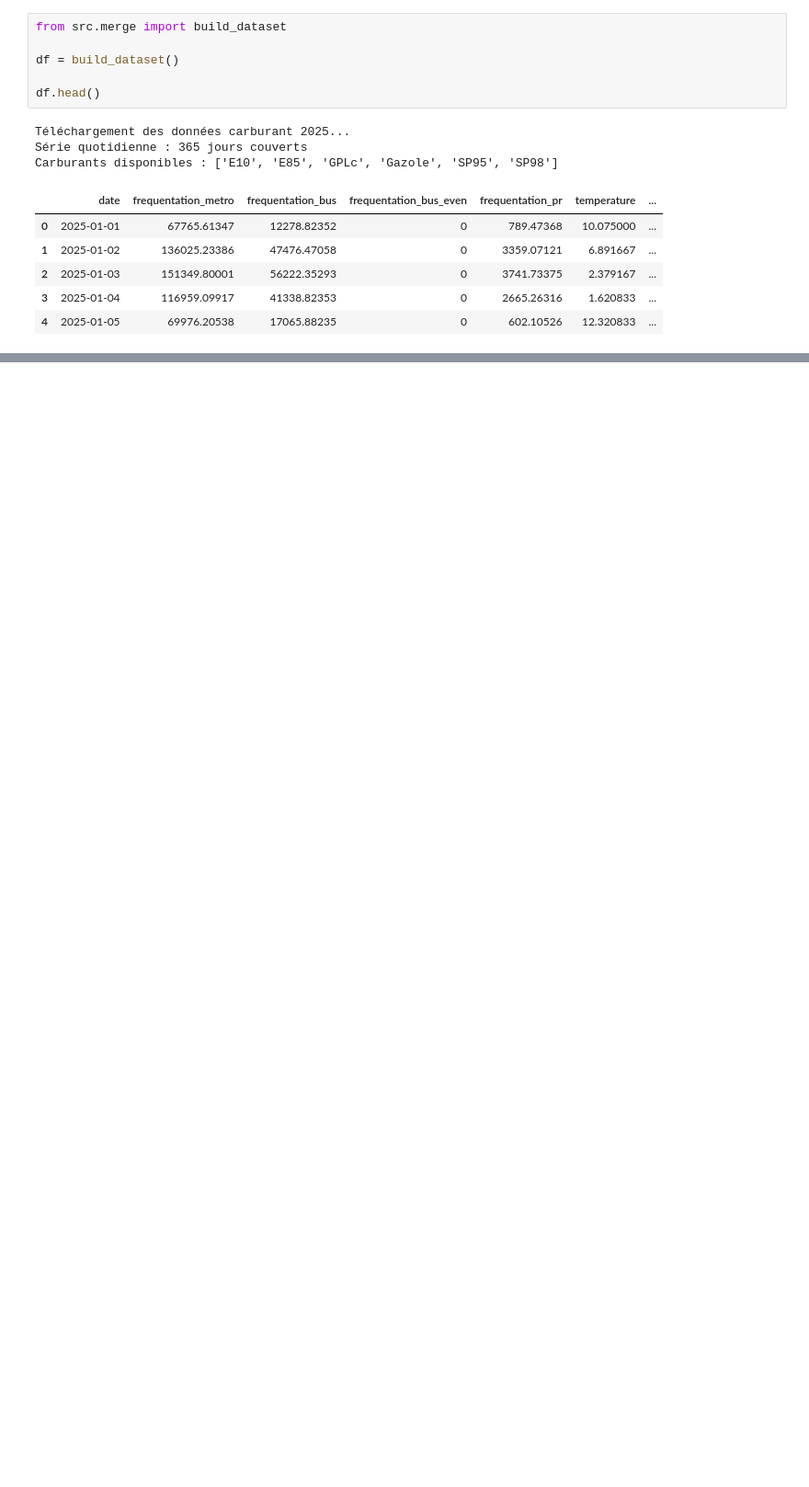
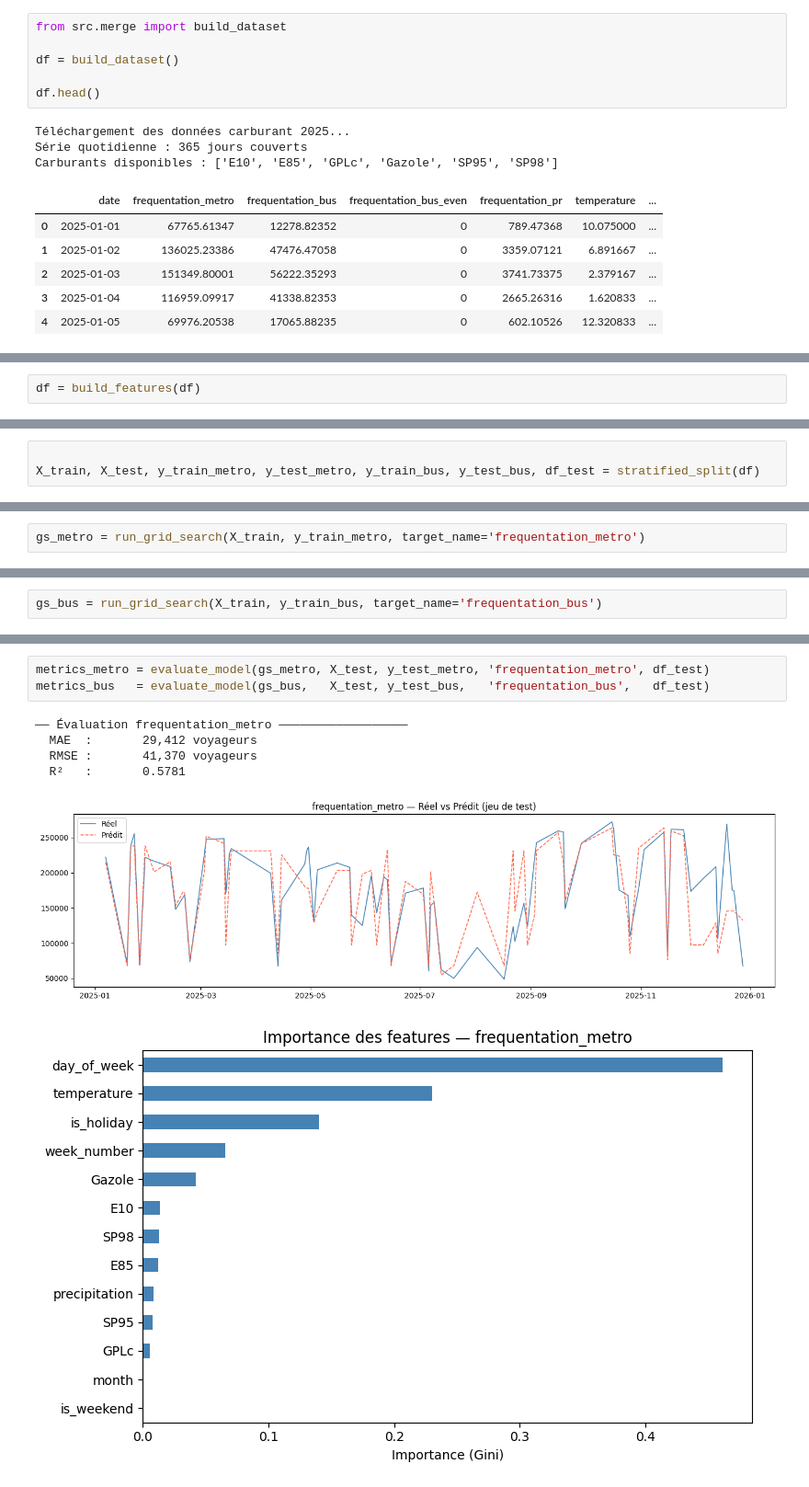
Before and after one commit to louisepech/projet_pds, a Jupyter notebook: code_principal.ipynb, the cells around one changed output, grey strips where cells are left out. Shown at 92% size. Cells and saved outputs as stored; diff of their text form; blank space fills up the shorter version.

```diff
--- a/code_principal.ipynb
+++ b/code_principal.ipynb
@@ -46,0 +170,2 @@ dtype: int64
+# %%
+df = build_features(df)
@@ -46,0 +186,3 @@ dtype: int64
+# %%
+
+X_train, X_test, y_train_metro, y_test_metro, y_train_bus, y_test_bus, df_test = stratified_split(df)
@@ -46,0 +196,2 @@ dtype: int64
+# %%
+gs_metro = run_grid_search(X_train, y_train_metro, target_name='frequentation_metro')
@@ -46,0 +205,2 @@ dtype: int64
+# %%
+gs_bus = run_grid_search(X_train, y_train_bus, target_name='frequentation_bus')
@@ -46,0 +216,10 @@ dtype: int64
+# %%
+metrics_metro = evaluate_model(gs_metro, X_test, y_test_metro, 'frequentation_metro', df_test)
+metrics_bus   = evaluate_model(gs_bus,   X_test, y_test_bus,   'frequentation_bus',   df_test)
+# %% [output]
+── Évaluation frequentation_metro ──────────────────
+  MAE  :       29,412 voyageurs
+  RMSE :       41,370 voyageurs
+  R²   :       0.5781
+[figure, added]
+[figure, added]
```
Also changed, not shown: parts of 29 cells of this notebook, 3 other files.
